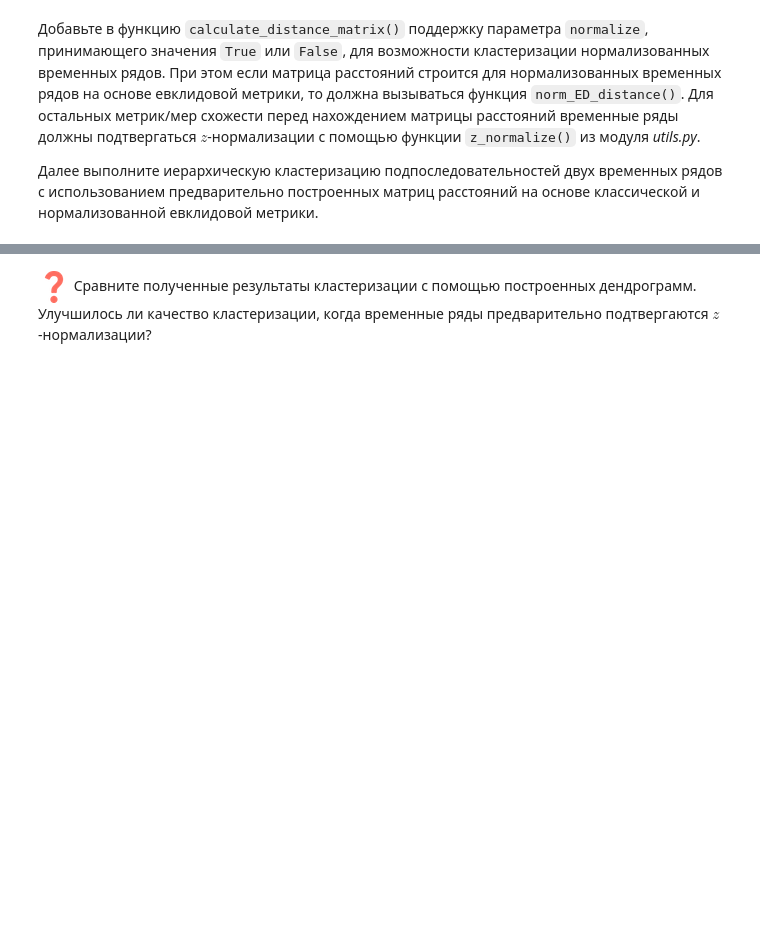
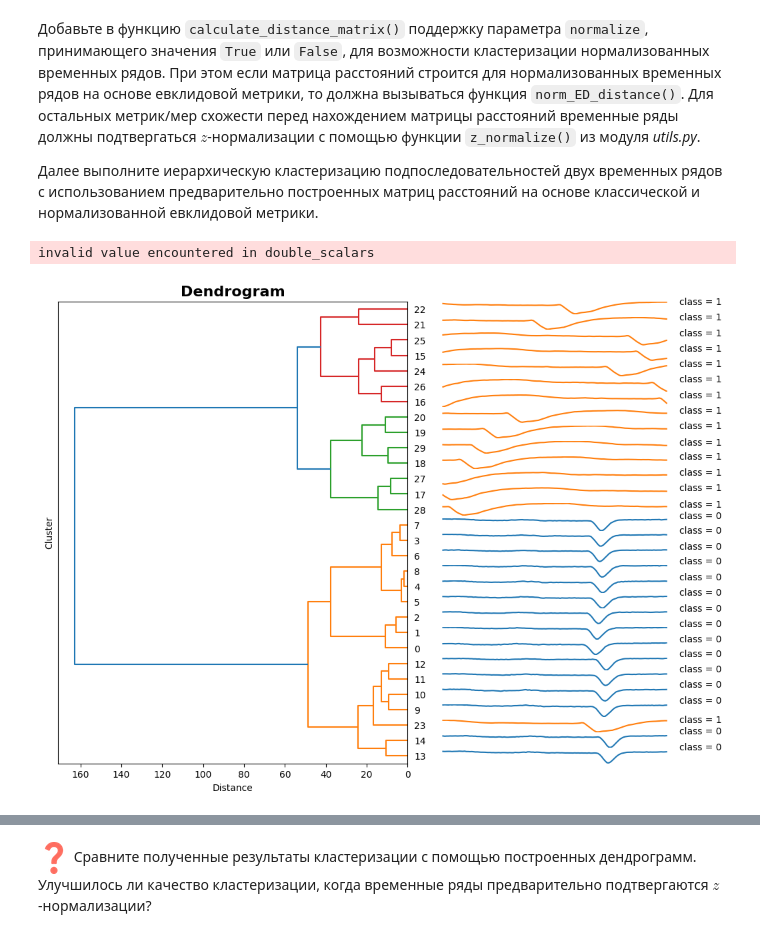
Before and after one commit to RGGU0/2023-Ghilmanova-TimeSeriesCourse, a Jupyter notebook: practice/01 Basics/01_Basics.ipynb, the cells around one changed output, grey strips where cells are left out. Drawn from its saved outputs; the diff is of its cells as text; code cells hidden in the pictures; blank space fills up the shorter version.

```diff
--- a/practice/01 Basics/01_Basics.ipynb
+++ b/practice/01 Basics/01_Basics.ipynb
@@ -275,10 +271,10 @@ def test_norm_ed_distance(ts1, ts2):
 
 Загрузите два временных ряда и визуализируйте их с помощью функции `plot_ts_set()` из модуля *plots.py*.
 # %%
-url1 = './datasets/part2/chf10.csv'
+url1 = '/content/drive/MyDrive/TimeSeriesCourse/practice/01 Basics//datasets/part2/chf10.csv'
 ts1 = load_ts(url1)
 
-url2 = './datasets/part2/chf11.csv'
+url2 = '/content/drive/MyDrive/TimeSeriesCourse/practice/01 Basics//datasets/part2/chf11.csv'
 ts2 = load_ts(url2)
 # %%
 ts_set = np.concatenate((ts1, ts2), axis=1).T
@@ -303,0 +300,37 @@ labels = np.array([0]*subs_set1[0:15].shape[0] + [1]*subs_set2[0:15].shape[0])
+# %%
+# INSERT YOUR CODE
+
+def calculate_distance_matrix(data, metric='euclidean', normalize=True):
+
+    N = data.shape[0] # number of time series
+    # Initialize the distance matrix
+    distance_matrix = np.zeros(shape=(N, N))
+
+    # INSERT YOUR CODE
+
+    if metric == 'euclidean':
+      if normalize:
+        metric_func = norm_ED_distance
+      else:
+        metric_func = ED_distance
+    elif  metric == 'DTW':
+      if normalize:
+        metric_func = DTW_distance
+      else:
+        metric_func = DTW_distance
+        data = z_normalize(data)
+    else: print('Not such metric option')
+    for i in range(N):
+        for j in range(i,N):
+          distance_matrix[i,j] = metric_func(data[i],data[j])
+          distance_matrix[j,i] = distance_matrix[i,j]
+    return distance_matrix
+# %%
+distance_matrix = calculate_distance_matrix(subs_set, normalize=True)
+distance_matrix = np.nan_to_num(distance_matrix, nan=10)
+tshc = TimeSeriesHierarchicalClustering().fit(distance_matrix)
+tshc._create_linkage_matrix()
+tshc.plot_dendrogram(subs_set,labels)
+# %% [output]
+invalid value encountered in double_scalars
+[figure, added]
```
Also changed, not shown: parts of 19 cells of this notebook.
